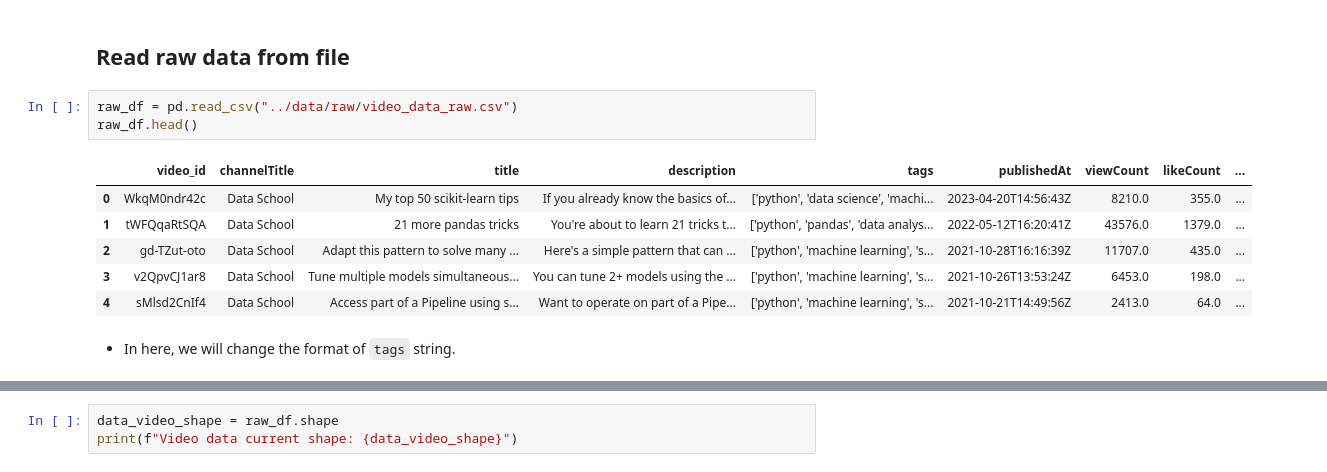
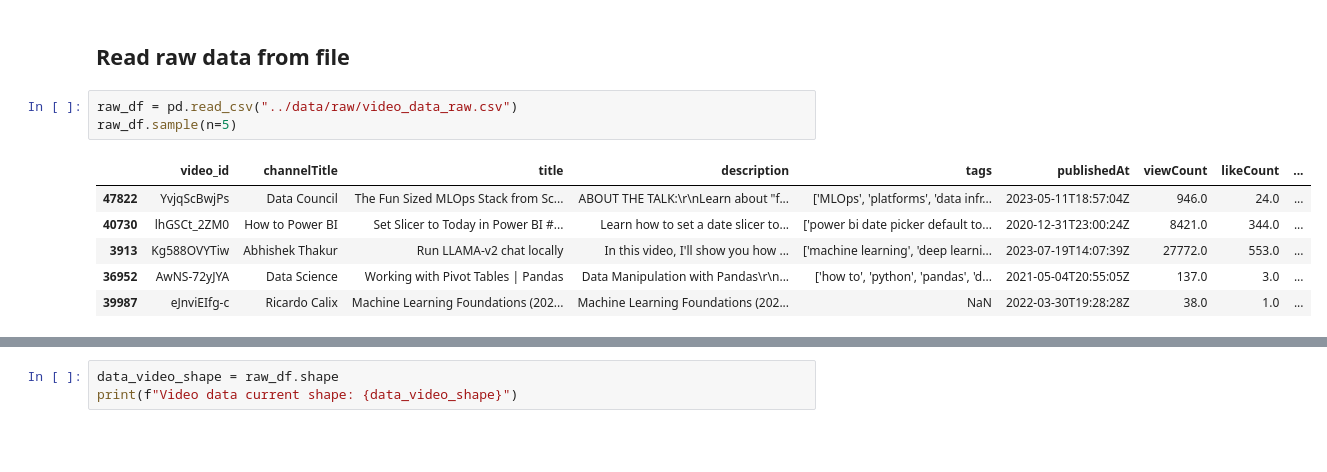
Before and after one commit to BaoDias2505/FinalProject_Introduction-to-data-science, a Jupyter notebook: notebooks/02-Data-preprocessing_exploring.ipynb, the cells around one changed output, grey strips where cells are left out. Drawn from its saved outputs; the diff is of its cells as text; blank space fills up the shorter version.

```diff
--- a/notebooks/02-Data-preprocessing_exploring.ipynb
+++ b/notebooks/02-Data-preprocessing_exploring.ipynb
@@ -13,13 +21,11 @@ import isodate
 ## Read raw data from file
 # %%
 raw_df = pd.read_csv("../data/raw/video_data_raw.csv")
-raw_df.head()
+raw_df.sample(n=5)
 # %% [output]
 |  | video_id | channelTitle | title | description | tags | publishedAt | viewCount | likeCount | ... |
-| 0 | WkqM0ndr42c | Data School | My top 50 scikit-learn tips | If you already know the basics of... | ['python', 'data science', 'machi... | 2023-04-20T14:56:43Z | 8210.0 | 355.0 | ... |
-| 1 | tWFQqaRtSQA | Data School | 21 more pandas tricks | You're about to learn 21 tricks t... | ['python', 'pandas', 'data analys... | 2022-05-12T16:20:41Z | 43576.0 | 1379.0 | ... |
-| 2 | gd-TZut-oto | Data School | Adapt this pattern to solve many ... | Here's a simple pattern that can ... | ['python', 'machine learning', 's... | 2021-10-28T16:16:39Z | 11707.0 | 435.0 | ... |
-| 3 | v2QpvCJ1ar8 | Data School | Tune multiple models simultaneous... | You can tune 2+ models using the ... | ['python', 'machine learning', 's... | 2021-10-26T13:53:24Z | 6453.0 | 198.0 | ... |
-| 4 | sMlsd2CnIf4 | Data School | Access part of a Pipeline using s... | Want to operate on part of a Pipe... | ['python', 'machine learning', 's... | 2021-10-21T14:49:56Z | 2413.0 | 64.0 | ... |
+| 47822 | YvjqScBwjPs | Data Council | The Fun Sized MLOps Stack from Sc... | ABOUT THE TALK:\r\nLearn about "f... | ['MLOps', 'platforms', 'data infr... | 2023-05-11T18:57:04Z | 946.0 | 24.0 | ... |
+| 40730 | lhGSCt_2ZM0 | How to Power BI | Set Slicer to Today in Power BI #... | Learn how to set a date slicer to... | ['power bi date picker default to... | 2020-12-31T23:00:24Z | 8421.0 | 344.0 | ... |
+| 3913 | Kg588OVYTiw | Abhishek Thakur | Run LLAMA-v2 chat locally | In this video, I'll show you how ... | ['machine learning', 'deep learni... | 2023-07-19T14:07:39Z | 27772.0 | 553.0 | ... |
+| 36952 | AwNS-72yJYA | Data Science | Working with Pivot Tables | Pandas | Data Manipulation with Pandas\r\n... | ['how to', 'python', 'pandas', 'd... | 2021-05-04T20:55:05Z | 137.0 | 3.0 | ... |
+| 39987 | eJnviEIfg-c | Ricardo Calix | Machine Learning Foundations (202... | Machine Learning Foundations (202... | NaN | 2022-03-30T19:28:28Z | 38.0 | 1.0 | ... |
-# %% [markdown]
-- In here, we will change the format of `tags` string.
```
Also changed, not shown: parts of 66 cells of this notebook, 3 other files.
